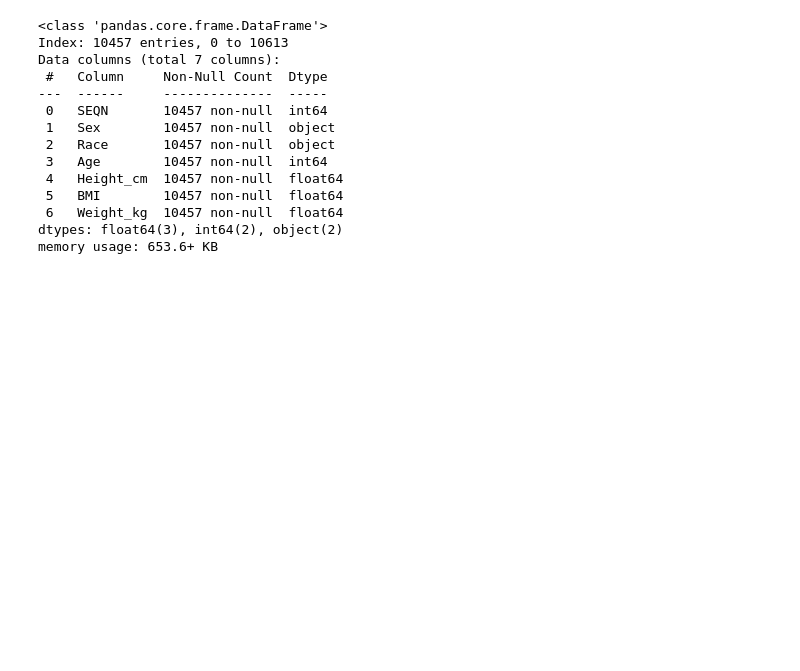
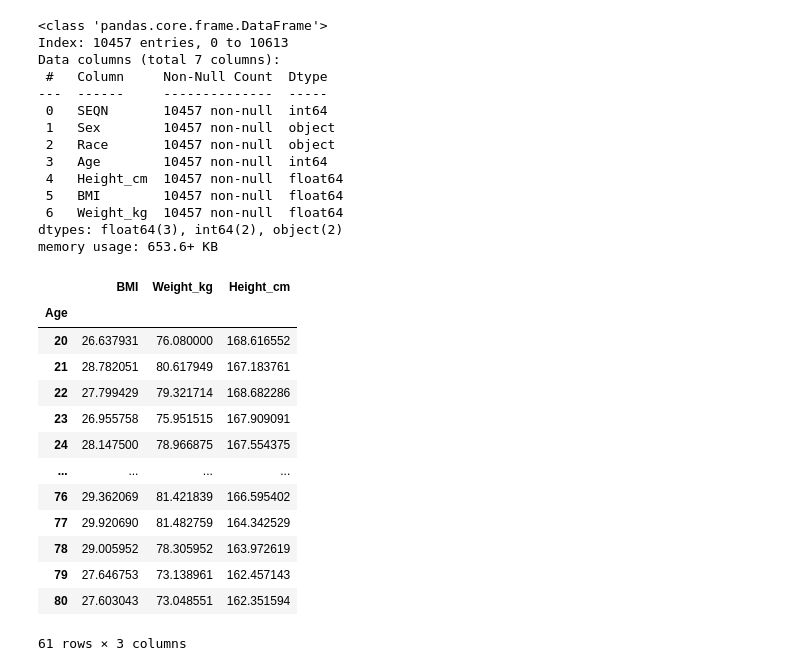
Before and after one commit to tejasabert/NHANES_FTI, a Jupyter notebook: TejasAbert_NHANESFTI_Project.ipynb, the cells around one changed output. Saved outputs shown, nothing was run; the diff lists cells and outputs as text; code cells hidden in the pictures; blank space fills up the shorter version.

```diff
--- a/TejasAbert_NHANESFTI_Project.ipynb
+++ b/TejasAbert_NHANESFTI_Project.ipynb
@@ -97,3 +120,20 @@ Data columns (total 7 columns):
  6   Weight_kg  10457 non-null  float64
 dtypes: float64(3), int64(2), object(2)
 memory usage: 653.6+ KB
+# %%
+df.groupby('Age')[['BMI','Weight_kg','Height_cm']].mean()
+# %% [output]
+|  | BMI | Weight_kg | Height_cm |
+| Age |  |  |  |
+| 20 | 26.637931 | 76.080000 | 168.616552 |
+| 21 | 28.782051 | 80.617949 | 167.183761 |
+| 22 | 27.799429 | 79.321714 | 168.682286 |
+| 23 | 26.955758 | 75.951515 | 167.909091 |
+| 24 | 28.147500 | 78.966875 | 167.554375 |
+| ... | ... | ... | ... |
+| 76 | 29.362069 | 81.421839 | 166.595402 |
+| 77 | 29.920690 | 81.482759 | 164.342529 |
+| 78 | 29.005952 | 78.305952 | 163.972619 |
+| 79 | 27.646753 | 73.138961 | 162.457143 |
+| 80 | 27.603043 | 73.048551 | 162.351594 |
+61 rows × 3 columns
```
Also changed, not shown: parts of 6 cells of this notebook.
